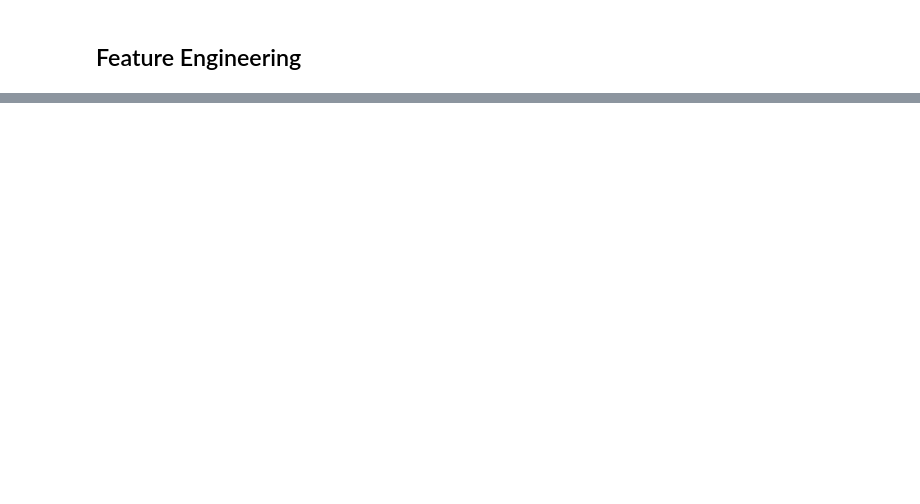
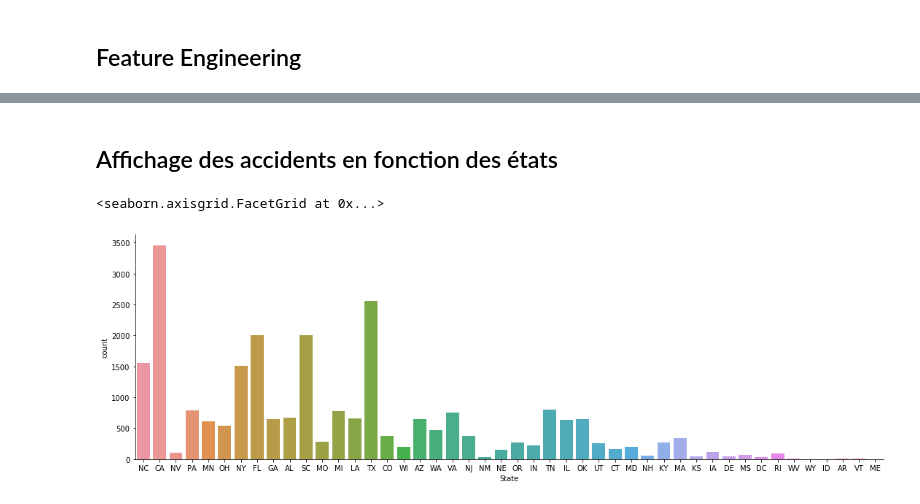
Before and after one commit to alphab2000x/python, a Jupyter notebook: Master2/Projet5/US_Accident.ipynb, the cells around one changed output, grey strips where cells are left out. Saved outputs shown, nothing was run; the diff lists cells and outputs as text; code cells hidden in the pictures; blank space fills up the shorter version.

```diff
--- a/Master2/Projet5/US_Accident.ipynb
+++ b/Master2/Projet5/US_Accident.ipynb
@@ -81,2 +83,24 @@ accident.head()
 # %% [markdown]
 ## Feature Engineering
+# %%
+# On supprime les colonnes qui nous intéresse pas
+
+accident = accident.drop(['ID'],axis=1)
+accident = accident.drop(['Start_Lat'],axis=1)
+accident = accident.drop(['Start_Lng'],axis=1)
+accident = accident.drop(['End_Lat'],axis=1)
+accident = accident.drop(['End_Lng'],axis=1)
+accident = accident.drop(['Distance(mi)'],axis=1)
+accident = accident.drop(['Description'],axis=1)
+accident = accident.drop(['Number'],axis=1)
+accident = accident.drop(['Street'],axis=1)
+accident = accident.drop(['Side'],axis=1)
+accident = accident.drop(['Zipcode'],axis=1)
+accident = accident.drop(['Country'],axis=1)
+accident = accident.drop(['Timezone'],axis=1)
+accident = accident.drop(['Weather_Timestamp'],axis=1)
+accident = accident.drop(['Wind_Direction'],axis=1)
+accident = accident.drop(['Wind_Chill(F)'],axis=1)
+# %%
+accident = accident.dropna(how='any')
+accident.info()
@@ -84,0 +406,7 @@ X = X.drop(['purchase_time'],axis=1)
+# %% [markdown]
+## Affichage des accidents en fonction des états
+# %%
+sns.catplot(x='State', kind='count',data=accident, height=5, aspect=3)
+# %% [output]
+<seaborn.axisgrid.FacetGrid at 0x...>
+[figure, added]
```
Also changed, not shown: parts of 44 cells of this notebook, 3 other files.
